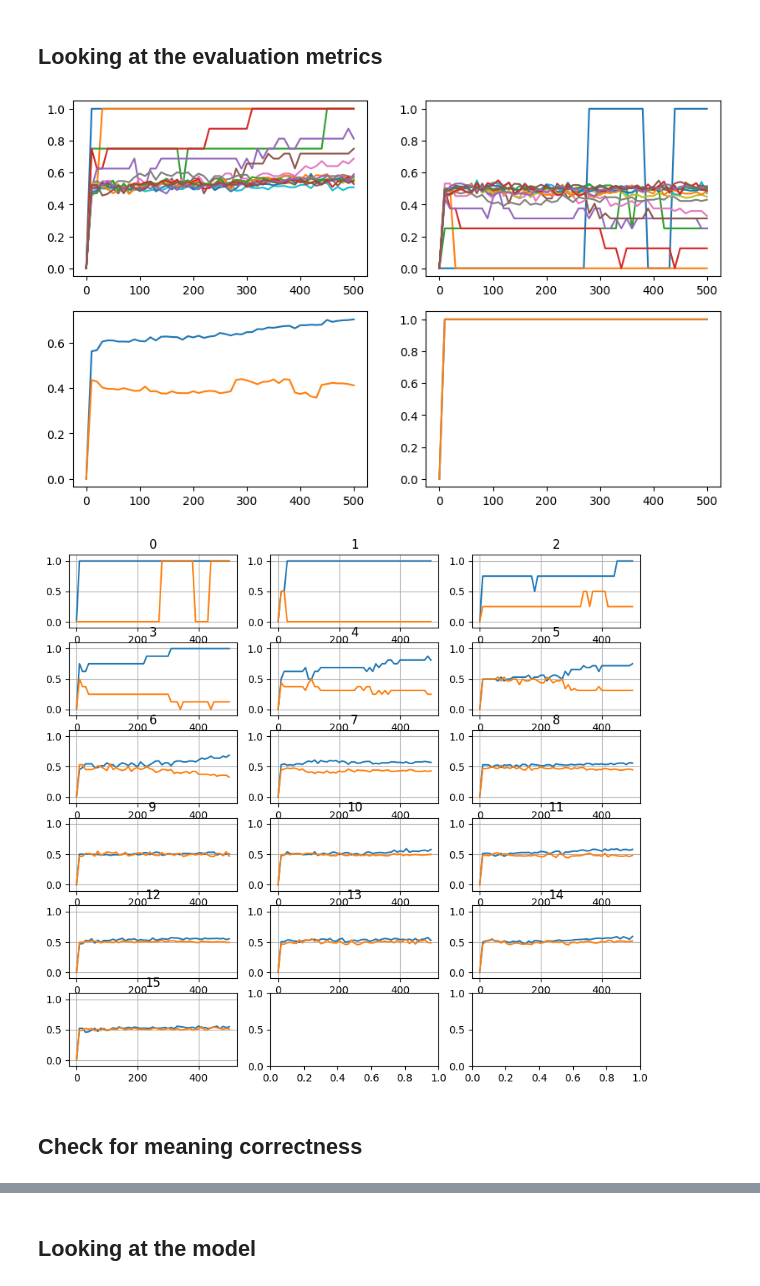
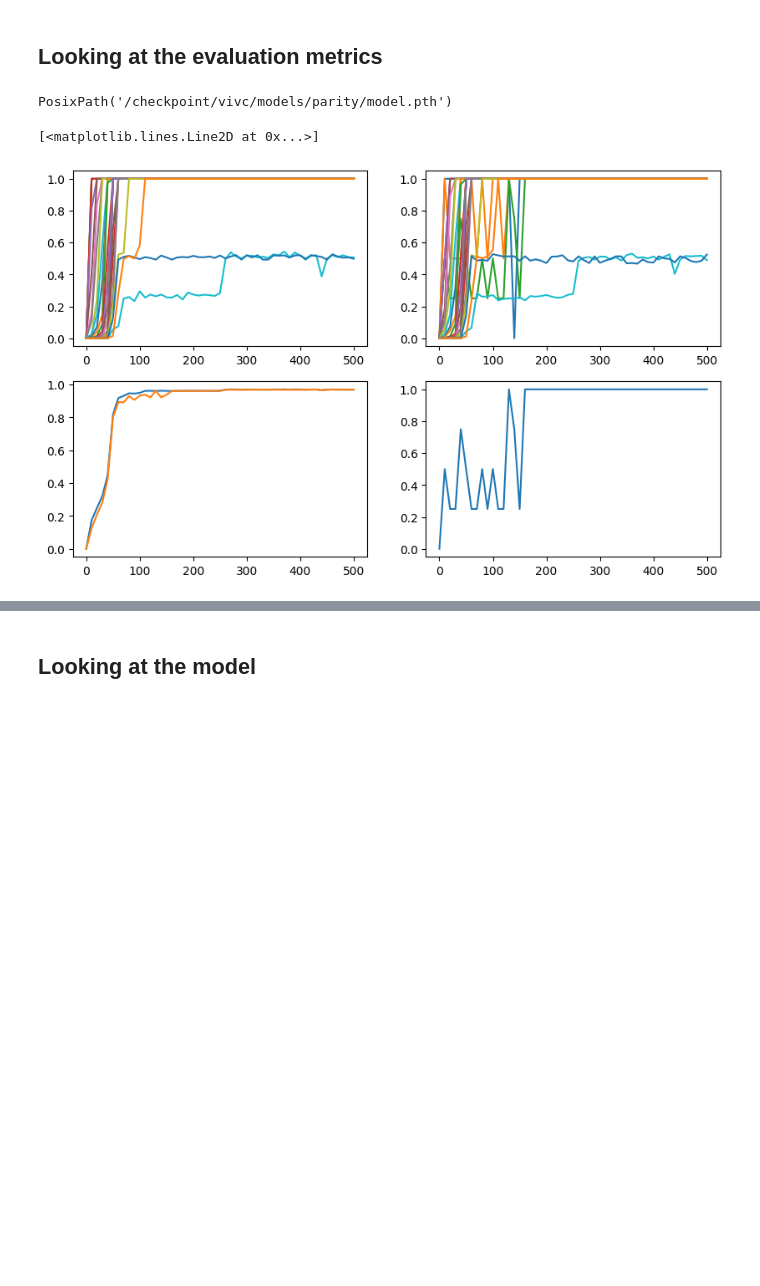
Before and after one commit to fairinternal/composable-llm, a Jupyter notebook: notebooks/scratchpad.ipynb, the cells around one changed output, grey strips where cells are left out. Saved outputs shown, nothing was run; the diff lists cells and outputs as text; code cells hidden in the pictures; blank space fills up the shorter version.

```diff
--- a/notebooks/scratchpad.ipynb
+++ b/notebooks/scratchpad.ipynb
@@ -11,14 +10,14 @@ from cot.data import BinaryCopy, Parity
 from cot.config import CHECK_DIR
 from cot.models import TransformerConfig, Transformer
 # %%
-problem = "no-cot"
-n_data_per_len = 1000
-n_len=16
+problem = "parity"
+n_data_per_len = 2048
+n_len=32
 emb_dim=128
+pos_dim = 32
+freeze_pos = True
 n_head=1
 n_layer=2
-device='cuda'
-
-n_epochs = 500
-batch_size = 4096
+n_epochs = 100
+batch_size = 256
 # %%
@@ -76,6 +66,10 @@ eval_dim = evals.shape[1] // 2
 
 meaning = checkpoint['meaning']
 assert len(meaning) == eval_dim
+# %%
+path
+# %% [output]
+PosixPath('/checkpoint/vivc/models/parity/model.pth')
 # %%
 acc_by_len = evals[:, :n_len]
 test_acc_by_len = evals[:, eval_dim:eval_dim + n_len]
@@ -84,22 +78,12 @@ test_spe_acc = evals[:, eval_dim + n_len:eval_dim + n_len + 3]
 # %%
 fig, axes = plt.subplots(2, 2, figsize=(10, 6))
 axes[0, 0].plot(timestamps, acc_by_len)
 axes[0, 1].plot(timestamps, test_acc_by_len)
 axes[1, 0].plot(timestamps, acc_by_len.mean(axis=1))
 axes[1, 0].plot(timestamps, test_acc_by_len.mean(axis=1))
 axes[1, 1].plot(timestamps, spe_acc[:, 2])
-axes[1, 1].plot(timestamps, test_spe_acc[:, 2])
+# axes[1, 1].plot(timestamps, test_spe_acc[:, 2])
 # axes[1, 1].set_xlim(0, 50)
-
-fig, axes = plt.subplots(n_len // 3 + (1 if n_len % 3 else 0), 3, figsize=(10, 9))
-for i in range(n_len):
-    axes[i // 3, i % 3].plot(timestamps, acc_by_len[:, i])
-    axes[i // 3, i % 3].plot(timestamps, test_acc_by_len[:, i])
-    axes[i // 3, i % 3].set_ylim(-.1, 1.1)
-    axes[i // 3, i % 3].set_title(i)
-    axes[i // 3, i % 3].grid()
 # %% [output]
+[<matplotlib.lines.Line2D at 0x...>]
-[figure, old version]
+[figure, new version]
-[figure, removed]
-# %% [markdown]
-## Check for meaning correctness
```
Also changed, not shown: parts of 13 cells of this notebook, 8 other files.
